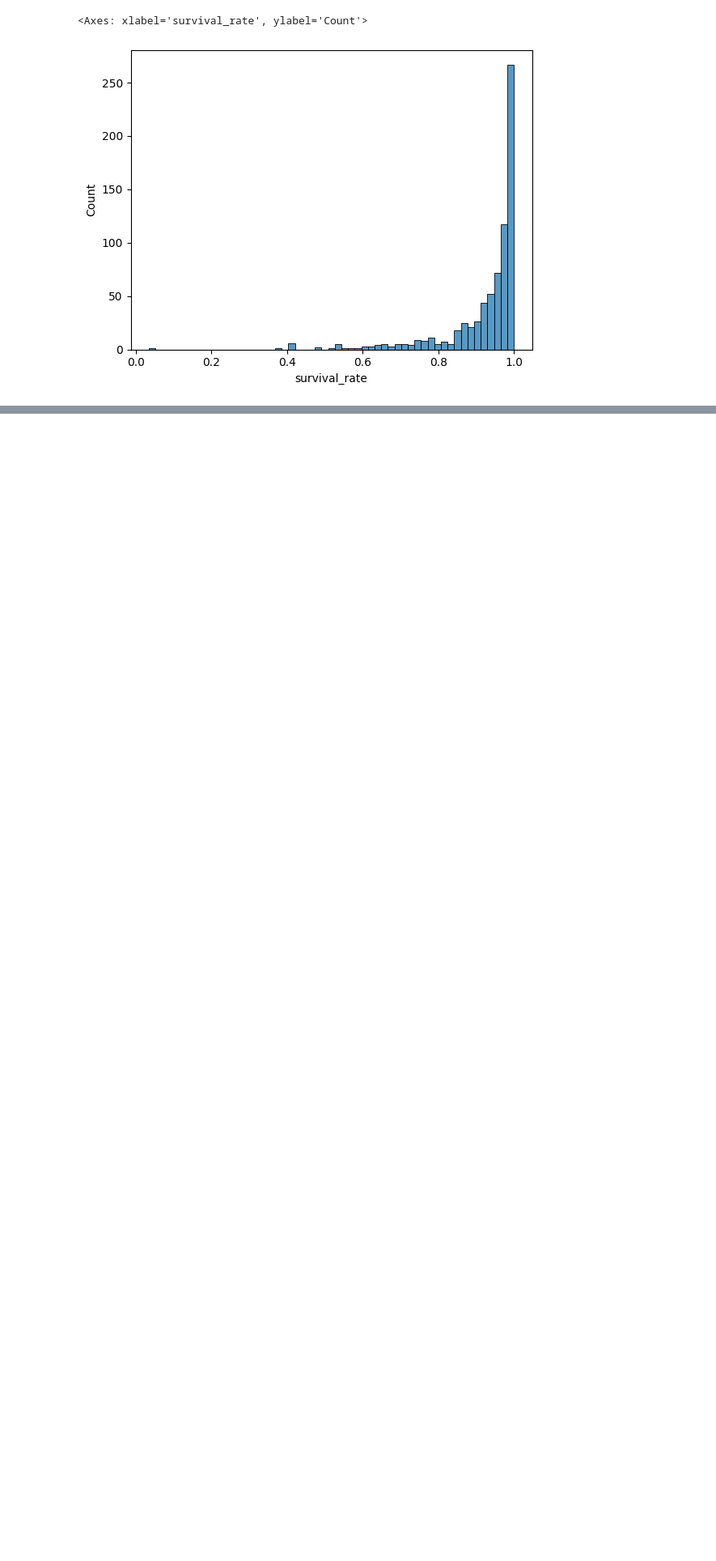
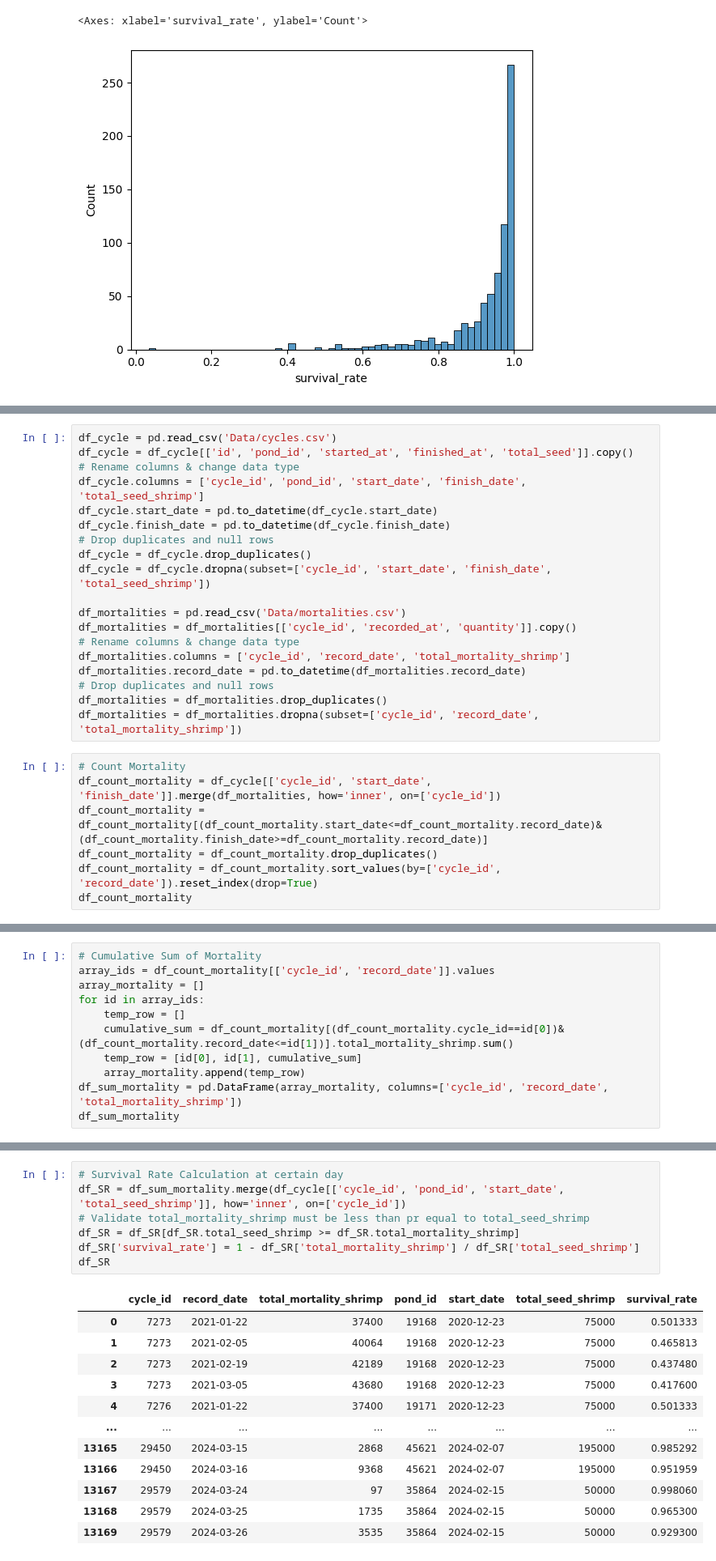
Before and after one commit to Kyunianti19/jala_assignment_test, a Jupyter notebook: analysis.ipynb, the cells around one changed output, grey strips where cells are left out. Shown at 81% size. Saved outputs shown, nothing was run; the diff lists cells and outputs as text; blank space fills up the shorter version.

```diff
--- a/analysis.ipynb
+++ b/analysis.ipynb
@@ -166,0 +301,26 @@ Summary
+# %%
+df_cycle = pd.read_csv('Data/cycles.csv')
+df_cycle = df_cycle[['id', 'pond_id', 'started_at', 'finished_at', 'total_seed']].copy()
+# Rename columns & change data type
+df_cycle.columns = ['cycle_id', 'pond_id', 'start_date', 'finish_date', 'total_seed_shrimp']
+df_cycle.start_date = pd.to_datetime(df_cycle.start_date)
+df_cycle.finish_date = pd.to_datetime(df_cycle.finish_date)
+# Drop duplicates and null rows
+df_cycle = df_cycle.drop_duplicates()
+df_cycle = df_cycle.dropna(subset=['cycle_id', 'start_date', 'finish_date', 'total_seed_shrimp'])
+
+df_mortalities = pd.read_csv('Data/mortalities.csv')
+df_mortalities = df_mortalities[['cycle_id', 'recorded_at', 'quantity']].copy()
+# Rename columns & change data type
+df_mortalities.columns = ['cycle_id', 'record_date', 'total_mortality_shrimp']
+df_mortalities.record_date = pd.to_datetime(df_mortalities.record_date)
+# Drop duplicates and null rows
+df_mortalities = df_mortalities.drop_duplicates()
+df_mortalities = df_mortalities.dropna(subset=['cycle_id', 'record_date', 'total_mortality_shrimp'])
+# %%
+# Count Mortality
+df_count_mortality = df_cycle[['cycle_id', 'start_date', 'finish_date']].merge(df_mortalities, how='inner', on=['cycle_id'])
+df_count_mortality = df_count_mortality[(df_count_mortality.start_date<=df_count_mortality.record_date)&(df_count_mortality.finish_date>=df_count_mortality.record_date)]
+df_count_mortality = df_count_mortality.drop_duplicates()
+df_count_mortality = df_count_mortality.sort_values(by=['cycle_id', 'record_date']).reset_index(drop=True)
+df_count_mortality
@@ -166,0 +341,11 @@ Summary
+# %%
+# Cumulative Sum of Mortality
+array_ids = df_count_mortality[['cycle_id', 'record_date']].values
+array_mortality = []
+for id in array_ids:
+    temp_row = []
+    cumulative_sum = df_count_mortality[(df_count_mortality.cycle_id==id[0])&(df_count_mortality.record_date<=id[1])].total_mortality_shrimp.sum()
+    temp_row = [id[0], id[1], cumulative_sum]
+    array_mortality.append(temp_row)
+df_sum_mortality = pd.DataFrame(array_mortality, columns=['cycle_id', 'record_date', 'total_mortality_shrimp'])
+df_sum_mortality
@@ -166,0 +366,20 @@ Summary
+# %%
+# Survival Rate Calculation at certain day
+df_SR = df_sum_mortality.merge(df_cycle[['cycle_id', 'pond_id', 'start_date', 'total_seed_shrimp']], how='inner', on=['cycle_id'])
+# Validate total_mortality_shrimp must be less than pr equal to total_seed_shrimp
+df_SR = df_SR[df_SR.total_seed_shrimp >= df_SR.total_mortality_shrimp]
+df_SR['survival_rate'] = 1 - df_SR['total_mortality_shrimp'] / df_SR['total_seed_shrimp']
+df_SR
+# %% [output]
+|  | cycle_id | record_date | total_mortality_shrimp | pond_id | start_date | total_seed_shrimp | survival_rate |
+| 0 | 7273 | 2021-01-22 | 37400 | 19168 | 2020-12-23 | 75000 | 0.501333 |
+| 1 | 7273 | 2021-02-05 | 40064 | 19168 | 2020-12-23 | 75000 | 0.465813 |
+| 2 | 7273 | 2021-02-19 | 42189 | 19168 | 2020-12-23 | 75000 | 0.437480 |
+| 3 | 7273 | 2021-03-05 | 43680 | 19168 | 2020-12-23 | 75000 | 0.417600 |
+| 4 | 7276 | 2021-01-22 | 37400 | 19171 | 2020-12-23 | 75000 | 0.501333 |
+| ... | ... | ... | ... | ... | ... | ... | ... |
+| 13165 | 29450 | 2024-03-15 | 2868 | 45621 | 2024-02-07 | 195000 | 0.985292 |
+| 13166 | 29450 | 2024-03-16 | 9368 | 45621 | 2024-02-07 | 195000 | 0.951959 |
+| 13167 | 29579 | 2024-03-24 | 97 | 35864 | 2024-02-15 | 50000 | 0.998060 |
+| 13168 | 29579 | 2024-03-25 | 1735 | 35864 | 2024-02-15 | 50000 | 0.965300 |
+| 13169 | 29579 | 2024-03-26 | 3535 | 35864 | 2024-02-15 | 50000 | 0.929300 |
```
Also changed, not shown: parts of 21 cells of this notebook, 1 other file.
